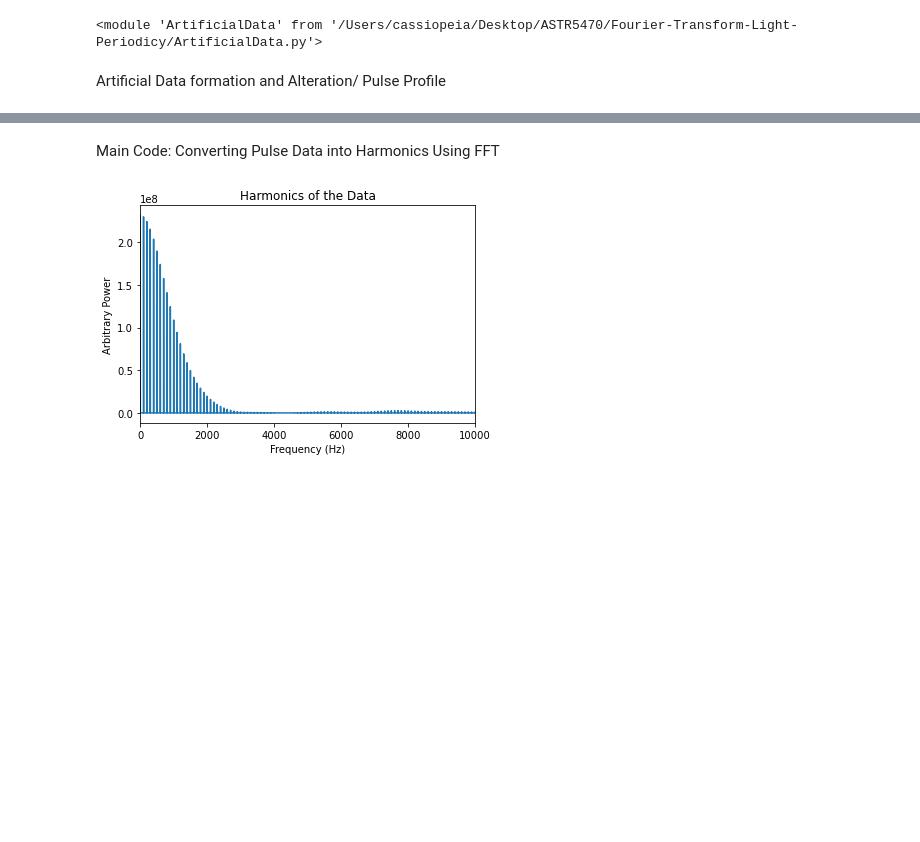
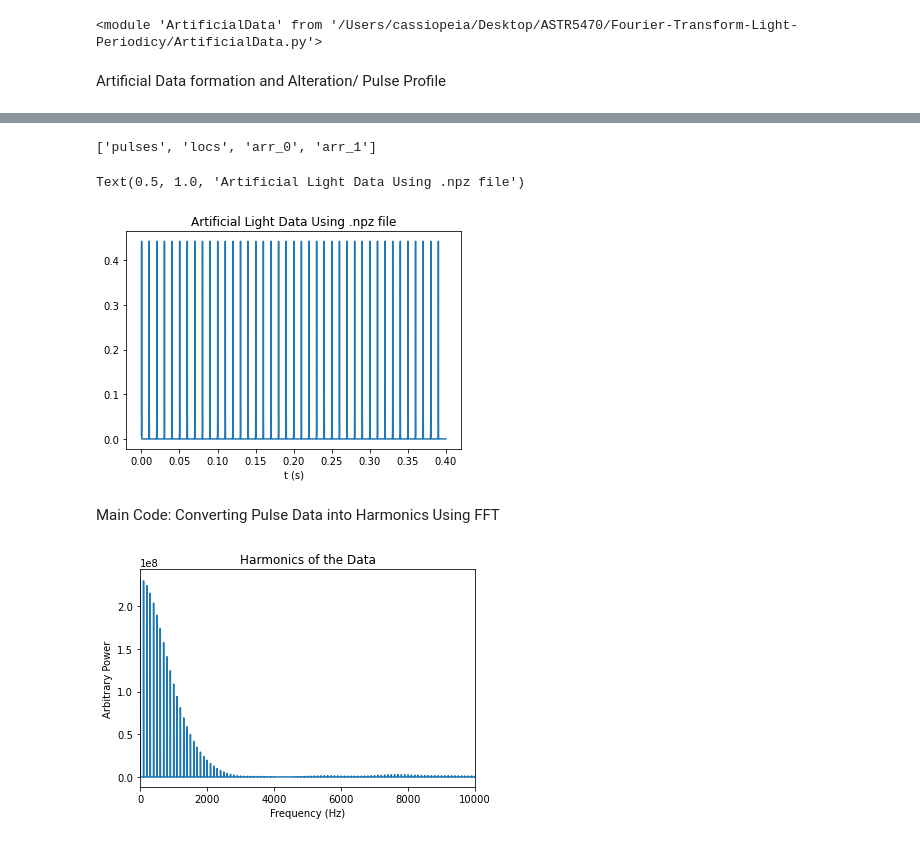
Before and after one commit to lianisreyes/Fourier-Transform-Light-Periodicy, a Jupyter notebook: FFT Final Project .ipynb, the cells around one changed output, grey strips where cells are left out. Drawn from its saved outputs; the diff is of its cells as text; code cells hidden in the pictures; blank space fills up the shorter version.

Commit message:
Added instructions to using a .npz file to graph the data. Close to final commit

```diff
--- a/FFT Final Project .ipynb
+++ b/FFT Final Project .ipynb
@@ -56,3 +55,21 @@ plt.savefig('Artificial_light No.1 Noise.png', bbox_inches='tight')
+# %%
+# Here is an example of calling data from a file and loading information
+data = np.load('TestData.npz')
+#Example using the artificial test data generated earlier
+print(data.files)
+flat_pulse = np.ndarray.flatten(data['pulses']) # converts array from 2D to 1D
+#pulse train example from .npz file
+pulse_T  = np.convolve(flat_pulse, shah(10000), mode = 'same' )
+time_s = np.array(range(len(pulse_T)))/1e6 # converting from microsec to seconds
+
+#plot time vs pulse train
+plt.plot(time_s, pulse_T)
+plt.xlabel('t (s)')
+plt.title('Artificial Light Data Using .npz file')
+# %% [output]
+['pulses', 'locs', 'arr_0', 'arr_1']
+Text(0.5, 1.0, 'Artificial Light Data Using .npz file')
+[figure, added]
 # %% [markdown]
 Main Code: Converting Pulse Data into Harmonics Using FFT
 # %%
```
Also changed, not shown: parts of 2 cells of this notebook, 2 other files.
